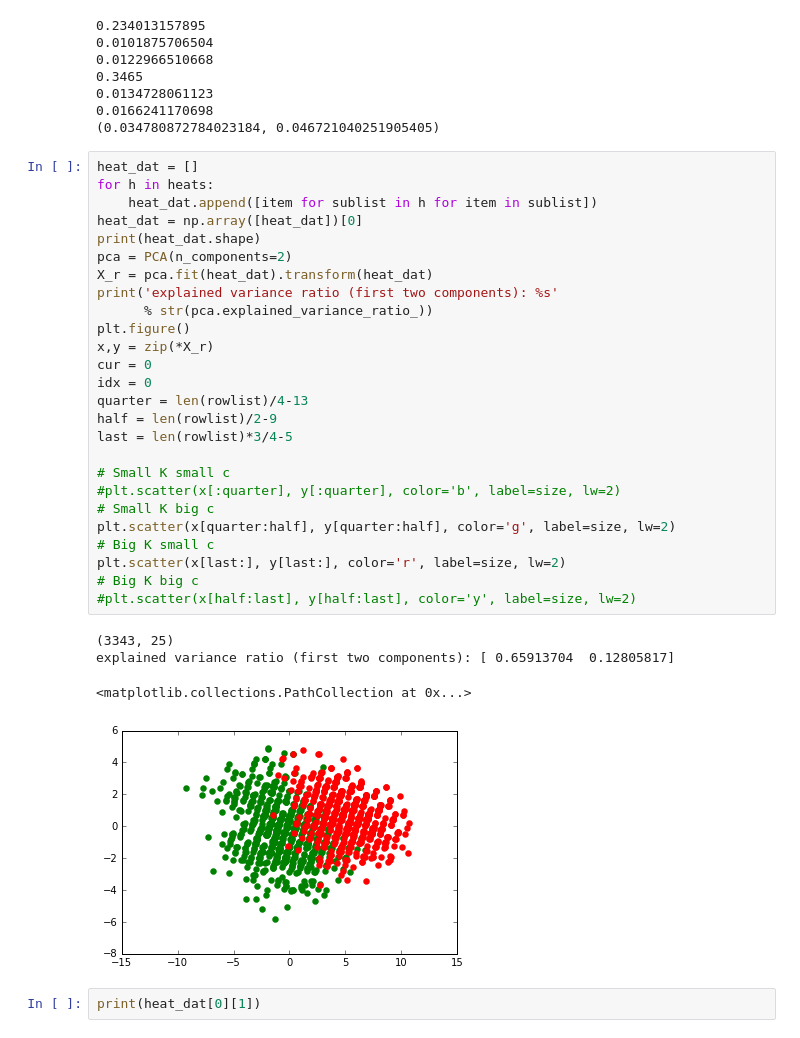
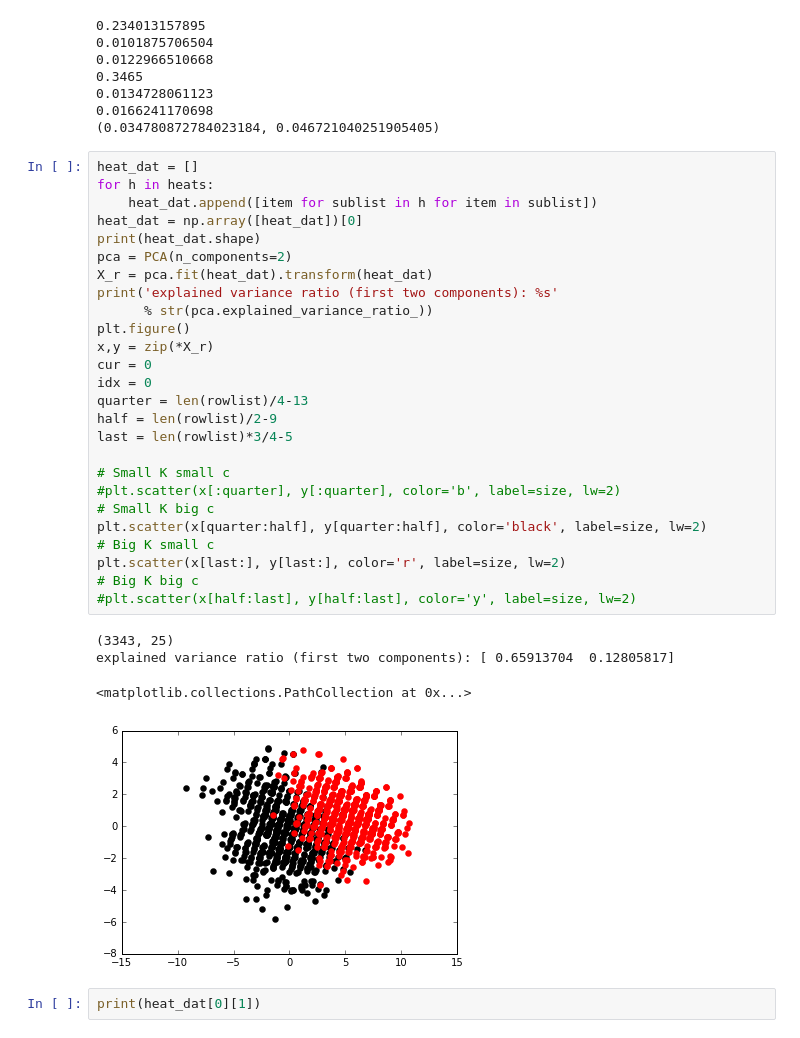
Before and after one commit to isaacovercast/lab-notebooks, a Jupyter notebook: gimmeSAD/Plot-Replicate-PCAs.ipynb, the cells around one changed output. Cells and saved outputs as stored; diff of their text form.

```diff
--- a/gimmeSAD/Plot-Replicate-PCAs.ipynb
+++ b/gimmeSAD/Plot-Replicate-PCAs.ipynb
@@ -306,34 +306,34 @@ heats = make_heatmaps(rowlist, max_pi, max_dxy)
 # %%
 heat_dat = []
 for h in heats:
     heat_dat.append([item for sublist in h for item in sublist])
 heat_dat = np.array([heat_dat])[0]
 print(heat_dat.shape)
 pca = PCA(n_components=2)
 X_r = pca.fit(heat_dat).transform(heat_dat)
 print('explained variance ratio (first two components): %s'
       % str(pca.explained_variance_ratio_))
 plt.figure()
 x,y = zip(*X_r)
 cur = 0
 idx = 0
 quarter = len(rowlist)/4-13
 half = len(rowlist)/2-9
 last = len(rowlist)*3/4-5
 
 # Small K small c
 #plt.scatter(x[:quarter], y[:quarter], color='b', label=size, lw=2)
 # Small K big c
-plt.scatter(x[quarter:half], y[quarter:half], color='g', label=size, lw=2)
+plt.scatter(x[quarter:half], y[quarter:half], color='black', label=size, lw=2)
 # Big K small c
 plt.scatter(x[last:], y[last:], color='r', label=size, lw=2)
 # Big K big c
 #plt.scatter(x[half:last], y[half:last], color='y', label=size, lw=2)
 # %% [output]
 (3343, 25)
 explained variance ratio (first two components): [ 0.65913704  0.12805817]
 <matplotlib.collections.PathCollection at 0x...>
-[figure, old version]
+[figure, new version]
 # %%
 print(heat_dat[0][1])
 # %% [output]
```
Also changed, not shown: 5 other files.
